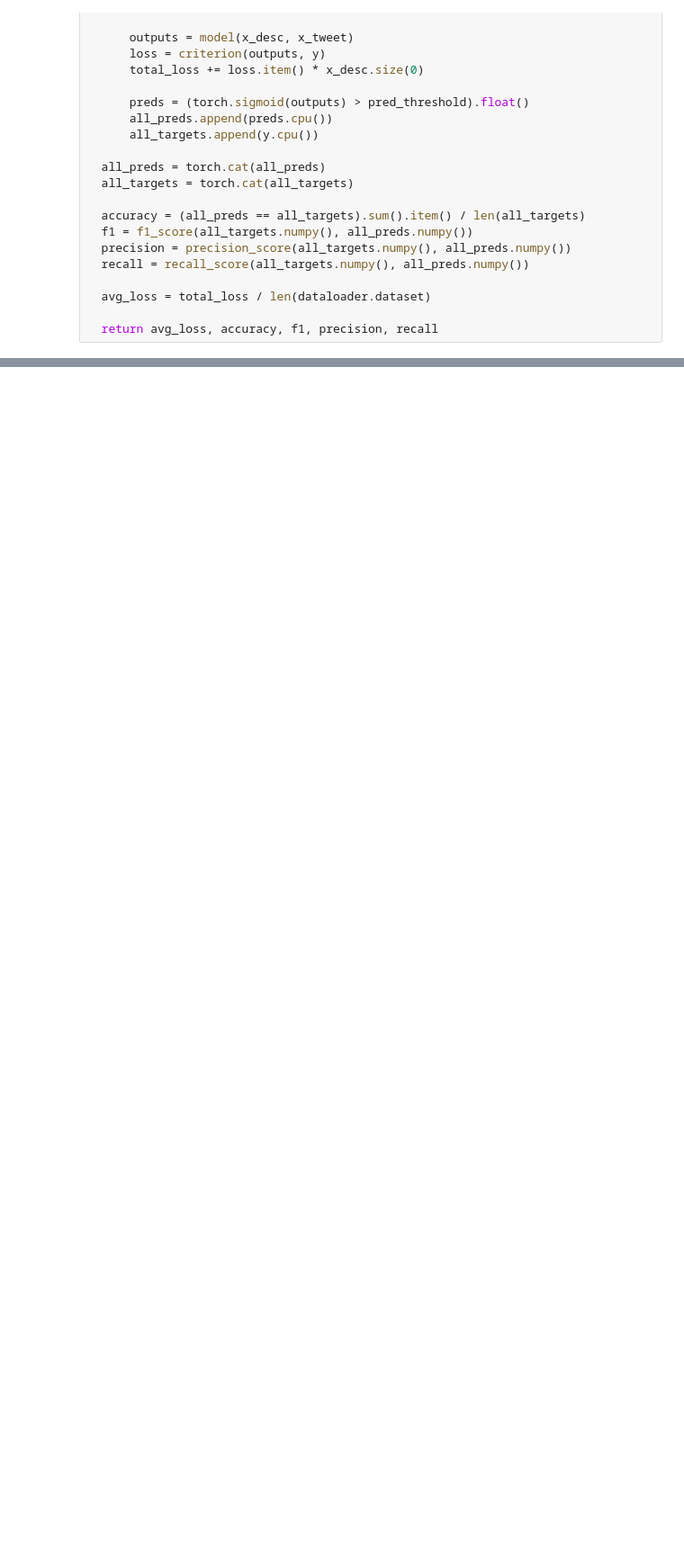
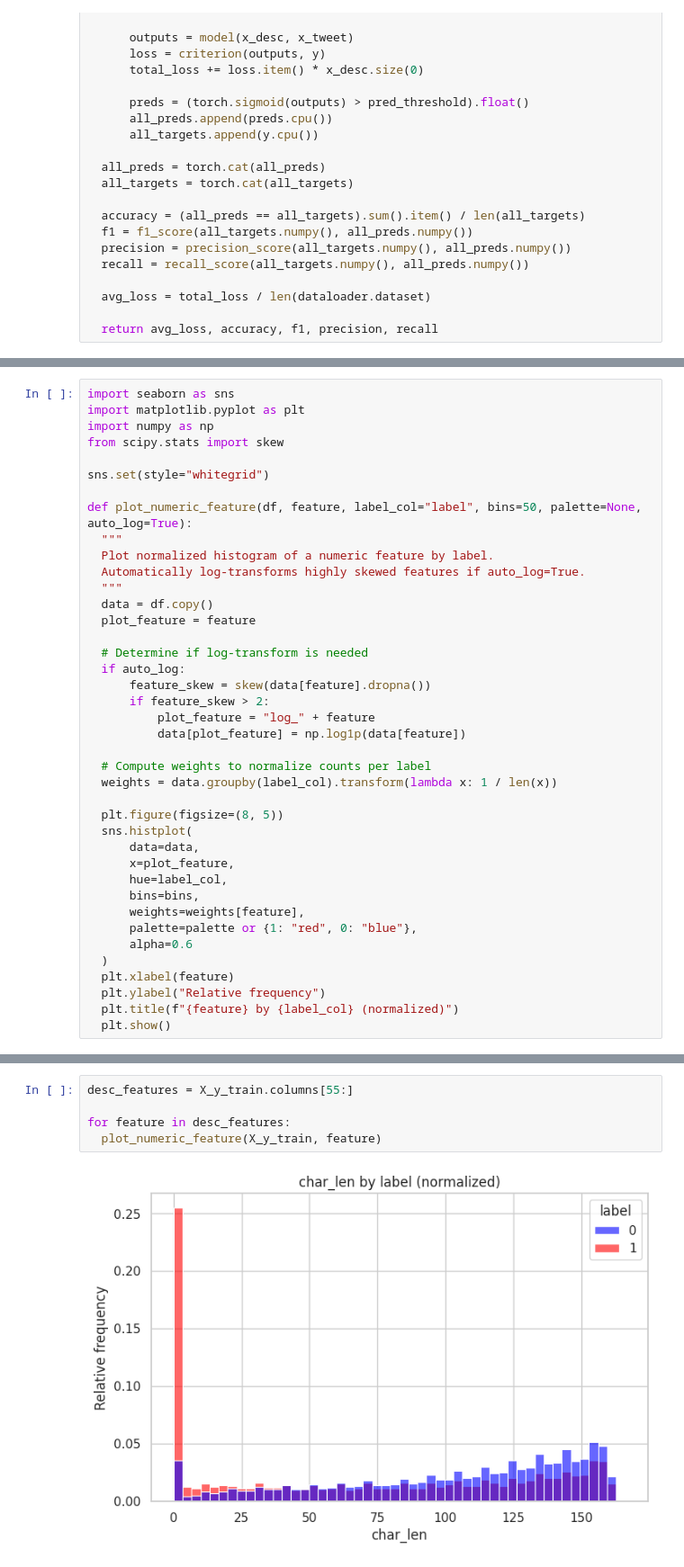
Before and after one commit to julwdo/thesis, a Jupyter notebook: 01_codes/03_nlp_project_main_old.ipynb, the cells around one changed output, grey strips where cells are left out. Shown at 90% size. Saved outputs shown, nothing was run; the diff lists cells and outputs as text; blank space fills up the shorter version.

```diff
--- a/01_codes/03_nlp_project_main_old.ipynb
+++ b/01_codes/03_nlp_project_main_old.ipynb
@@ -1401,0 +1482,40 @@ Epoch 10 | Train Loss: 0.2183 | Test Loss: 0.2823 | Test Acc: 0.9054 | Test F1:
+# %%
+import seaborn as sns
+import matplotlib.pyplot as plt
+import numpy as np
+from scipy.stats import skew
+
+sns.set(style="whitegrid")
+
+def plot_numeric_feature(df, feature, label_col="label", bins=50, palette=None, auto_log=True):
+  """
+  Plot normalized histogram of a numeric feature by label.
+  Automatically log-transforms highly skewed features if auto_log=True.
+  """
+  data = df.copy()
+  plot_feature = feature
+
+  # Determine if log-transform is needed
+  if auto_log:
+      feature_skew = skew(data[feature].dropna())
+      if feature_skew > 2:
+          plot_feature = "log_" + feature
+          data[plot_feature] = np.log1p(data[feature])
+
+  # Compute weights to normalize counts per label
+  weights = data.groupby(label_col).transform(lambda x: 1 / len(x))
+
+  plt.figure(figsize=(8, 5))
+  sns.histplot(
+      data=data,
+      x=plot_feature,
+      hue=label_col,
+      bins=bins,
+      weights=weights[feature],
+      palette=palette or {1: "red", 0: "blue"},
+      alpha=0.6
+  )
+  plt.xlabel(feature)
+  plt.ylabel("Relative frequency")
+  plt.title(f"{feature} by {label_col} (normalized)")
+  plt.show()
@@ -1401,0 +1531,7 @@ Epoch 10 | Train Loss: 0.2183 | Test Loss: 0.2823 | Test Acc: 0.9054 | Test F1:
+# %%
+desc_features = X_y_train.columns[55:]
+
+for feature in desc_features:
+  plot_numeric_feature(X_y_train, feature)
+# %% [output]
+[figure, added]
```
Also changed, not shown: parts of 10 cells of this notebook.
